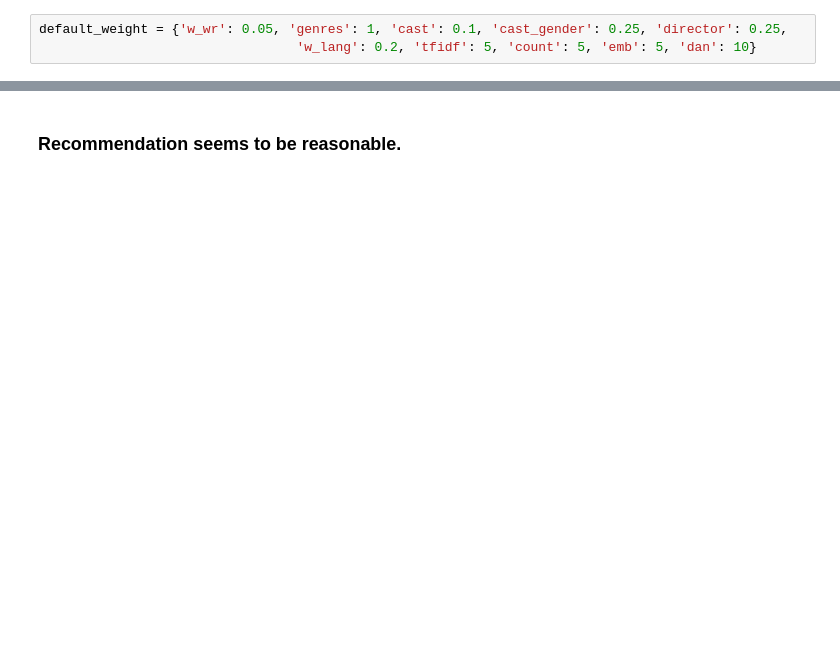
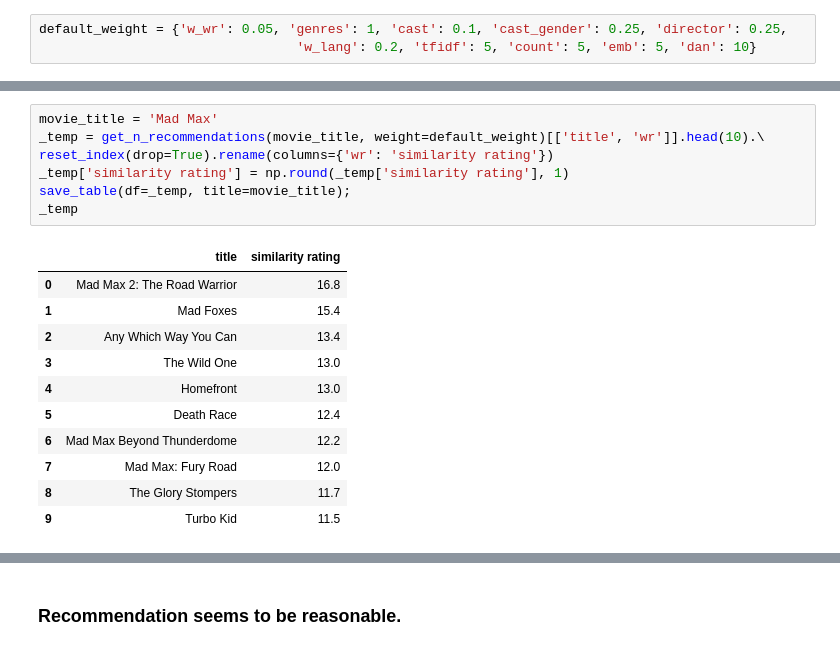
Before and after one commit to belkasanek/content_based_movie_recommendation_system, a Jupyter notebook: simple_rec.ipynb, the cells around one changed output, grey strips where cells are left out. Cells and saved outputs as stored; diff of their text form; blank space fills up the shorter version.

```diff
--- a/simple_rec.ipynb
+++ b/simple_rec.ipynb
@@ -374,0 +355,19 @@ get_n_recommendations('Die Hard', weight=default_weight)[['title', 'wr']].head(1
+# %%
+movie_title = 'Mad Max'
+_temp = get_n_recommendations(movie_title, weight=default_weight)[['title', 'wr']].head(10).\
+reset_index(drop=True).rename(columns={'wr': 'similarity rating'})
+_temp['similarity rating'] = np.round(_temp['similarity rating'], 1)
+save_table(df=_temp, title=movie_title);
+_temp
+# %% [output]
+|  | title | similarity rating |
+| 0 | Mad Max 2: The Road Warrior | 16.8 |
+| 1 | Mad Foxes | 15.4 |
+| 2 | Any Which Way You Can | 13.4 |
+| 3 | The Wild One | 13.0 |
+| 4 | Homefront | 13.0 |
+| 5 | Death Race | 12.4 |
+| 6 | Mad Max Beyond Thunderdome | 12.2 |
+| 7 | Mad Max: Fury Road | 12.0 |
+| 8 | The Glory Stompers | 11.7 |
+| 9 | Turbo Kid | 11.5 |
```
Also changed, not shown: parts of 31 cells of this notebook, 9 other files.
